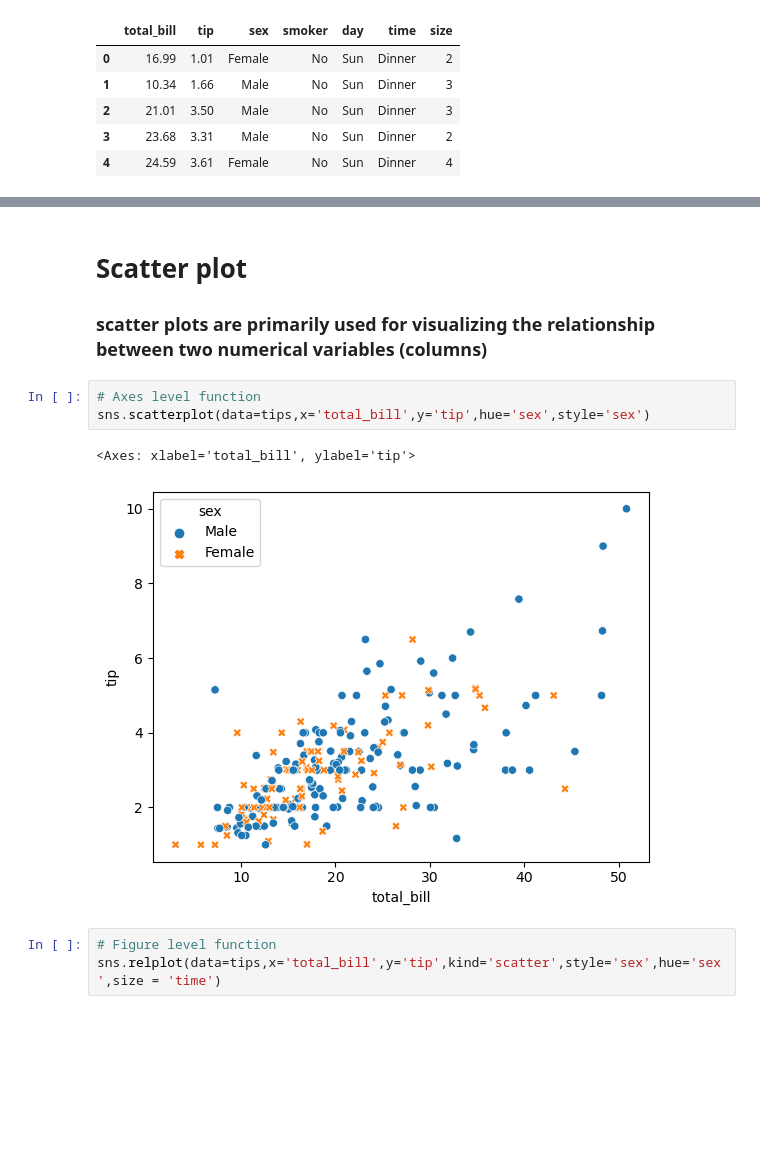
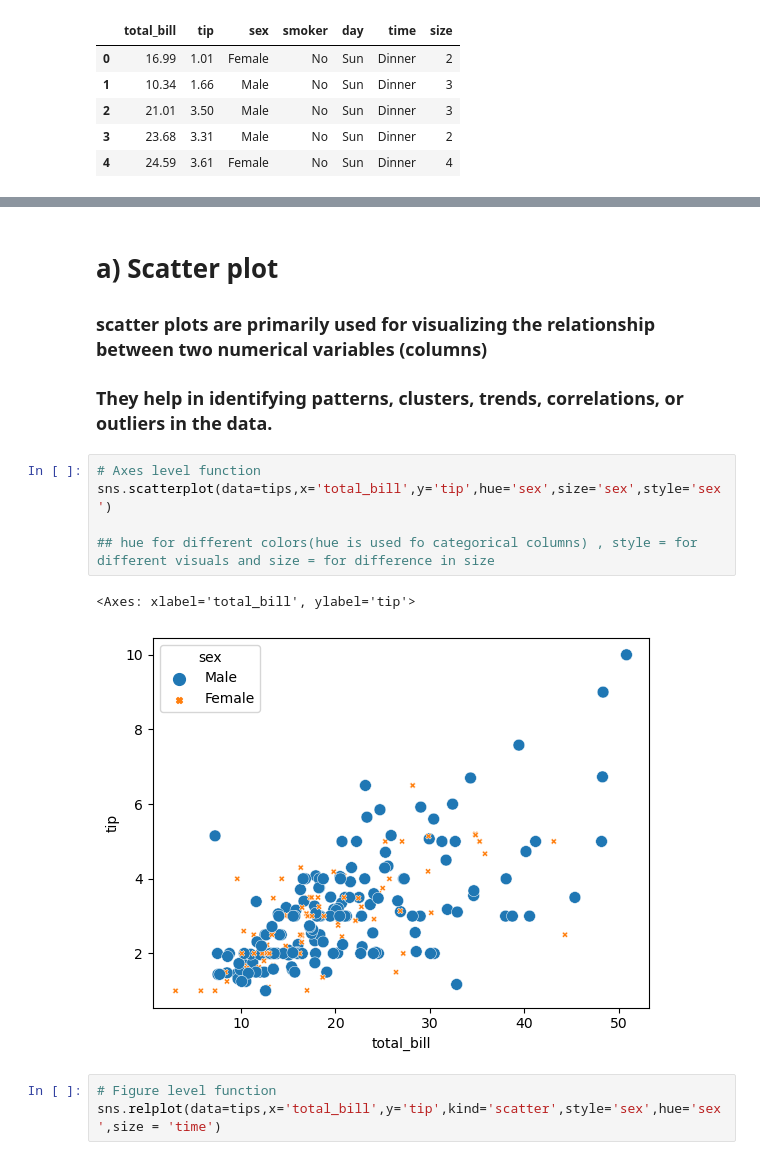
Before and after one commit to prabal-k/Python-Pandas-numpy-matplotlib-, a Jupyter notebook: Programs/Seaborn .ipynb, the cells around one changed output, grey strips where cells are left out. Saved outputs shown, nothing was run; the diff lists cells and outputs as text; blank space fills up the shorter version.

Commit message:
Learnt relational ,distributional ,matrix plot[Sseaborn]

```diff
--- a/Programs/Seaborn .ipynb
+++ b/Programs/Seaborn .ipynb
@@ -71,12 +75,15 @@ tips.head()
 # %% [markdown]
-# Scatter plot
+# a) Scatter plot
 ### scatter plots are primarily used for visualizing the relationship between two numerical variables (columns)
+### They help in identifying patterns, clusters, trends, correlations, or outliers in the data.
 # %%
 # Axes level function
-sns.scatterplot(data=tips,x='total_bill',y='tip',hue='sex',style='sex')
+sns.scatterplot(data=tips,x='total_bill',y='tip',hue='sex',size='sex',style='sex')
+
+## hue for different colors(hue is used fo categorical columns) , style = for different visuals and size = for difference in size
 # %% [output]
 <Axes: xlabel='total_bill', ylabel='tip'>
-[figure, old version]
+[figure, new version]
 # %%
 # Figure level function
 sns.relplot(data=tips,x='total_bill',y='tip',kind='scatter',style='sex',hue='sex',size = 'time')
```
Also changed, not shown: parts of 31 cells of this notebook.
